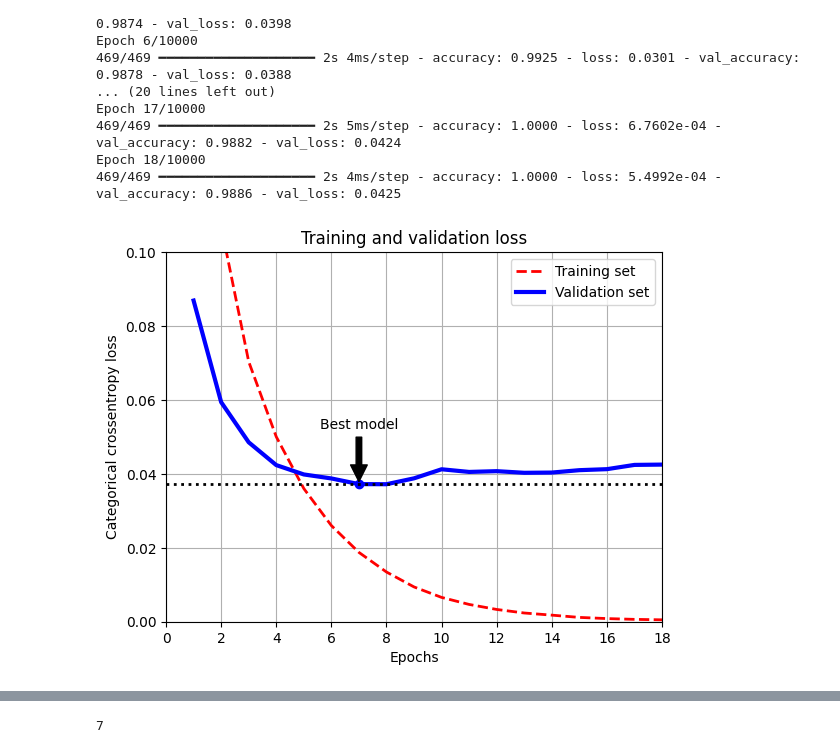
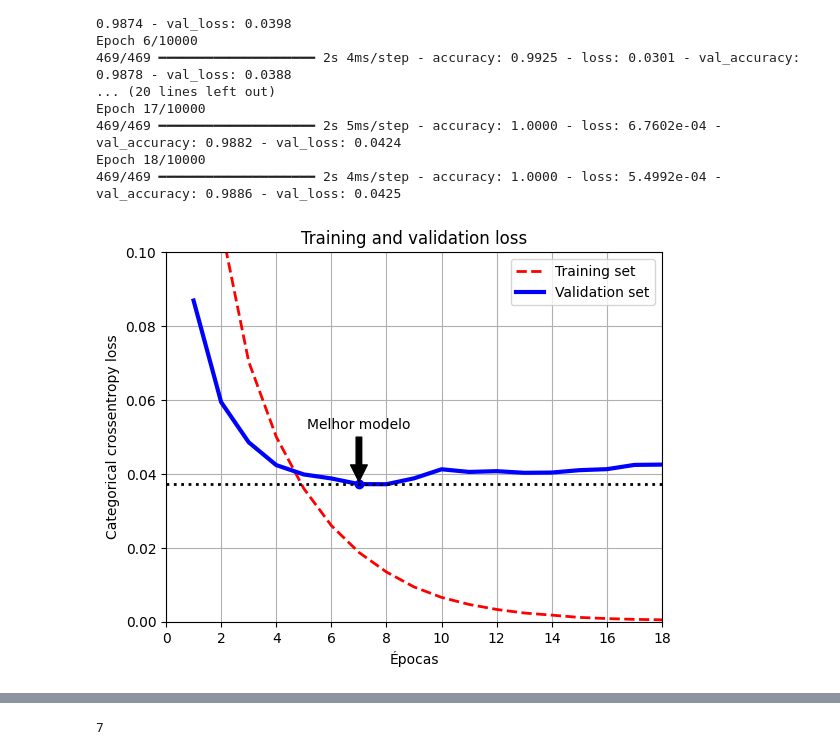
Before and after one commit to olucaslopes/PUC, a Jupyter notebook: Consultoria Inteligencia Artificial/Atividades/1-identificando-e-evitando-overfitting/02a. mnist.ipynb, the cells around one changed output, grey strips where cells are left out. Saved outputs shown, nothing was run; the diff lists cells and outputs as text; code cells hidden in the pictures.

```diff
--- a/Consultoria Inteligencia Artificial/Atividades/1-identificando-e-evitando-overfitting/02a. mnist.ipynb
+++ b/Consultoria Inteligencia Artificial/Atividades/1-identificando-e-evitando-overfitting/02a. mnist.ipynb
@@ -140,36 +140,36 @@ val_loss_values = history_dict['val_loss']
 best_epoch = np.argmin(val_loss_values)
 best_valid_loss = val_loss_values[best_epoch]
 n_epochs = len(loss_values)
 
 epochs = range(1, len(loss_values) + 1)
 
 # Plotting loss lines
 plt.plot(epochs, loss_values, "r--", linewidth=2, label="Training set")
 plt.plot(epochs, val_loss_values, "b-", linewidth=3, label="Validation set")
 # Marking the best epoch
 plt.plot(best_epoch, best_valid_loss, "bo")
 plt.plot([0, n_epochs], [best_valid_loss, best_valid_loss], "k:", linewidth=2)
-plt.annotate('Best model',
+plt.annotate('Melhor modelo',
              xy=(best_epoch, best_valid_loss),
              xytext=(best_epoch, best_valid_loss + 0.015),
              ha="center",
              arrowprops=dict(facecolor='black', shrink=0.05))
 
 
 
 plt.grid()
 plt.title('Training and validation loss')
-plt.xlabel('Epochs')
+plt.xlabel('Épocas')
 plt.ylabel('Categorical crossentropy loss')
 plt.legend()
 # for e,l in zip(epochs, val_loss_values):
 #     if l < 0.10:
 #         plt.text(e, l+.001, f"{l:.3f}", horizontalalignment="left")
 plt.axis([0, n_epochs, 0, 0.10])
 plt.savefig("./imgs/mnist_loss_x_epochs.png")
 plt.show()
 # %% [output]
-[figure, old version]
+[figure, new version]
 # %%
 acc_values = history_dict['accuracy']
 val_acc_values = history_dict['val_accuracy']
```
Also changed, not shown: parts of 1 cell of this notebook, 2 other files.
